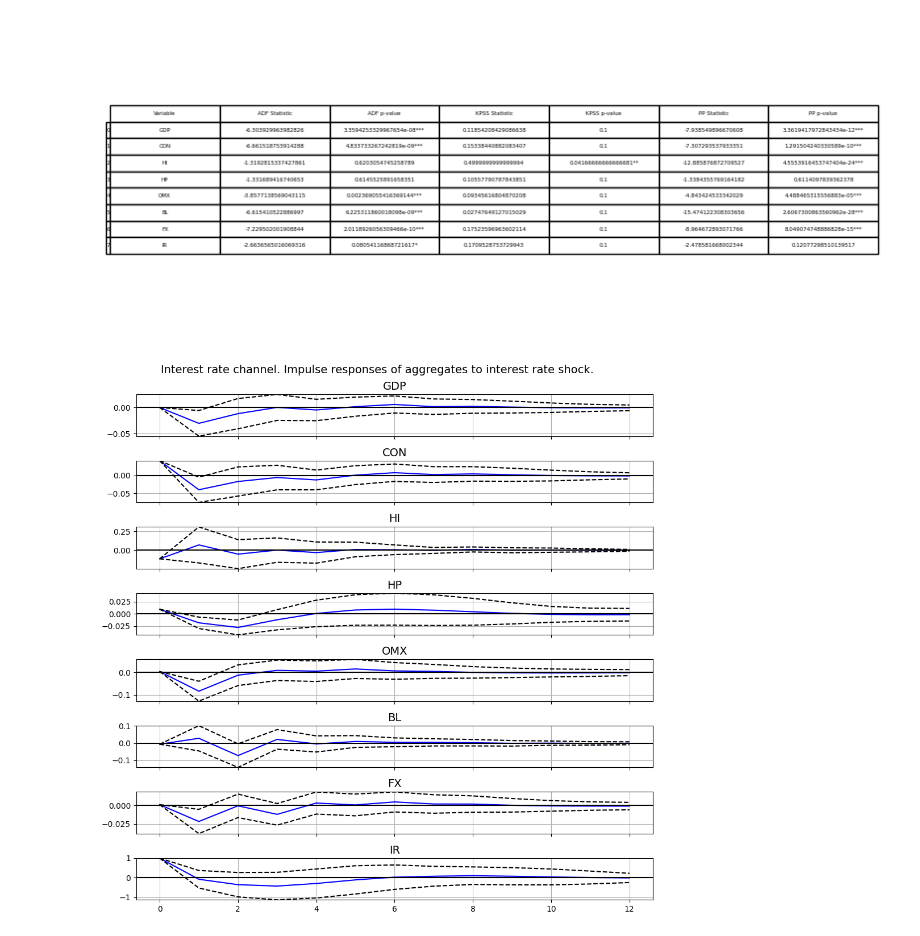
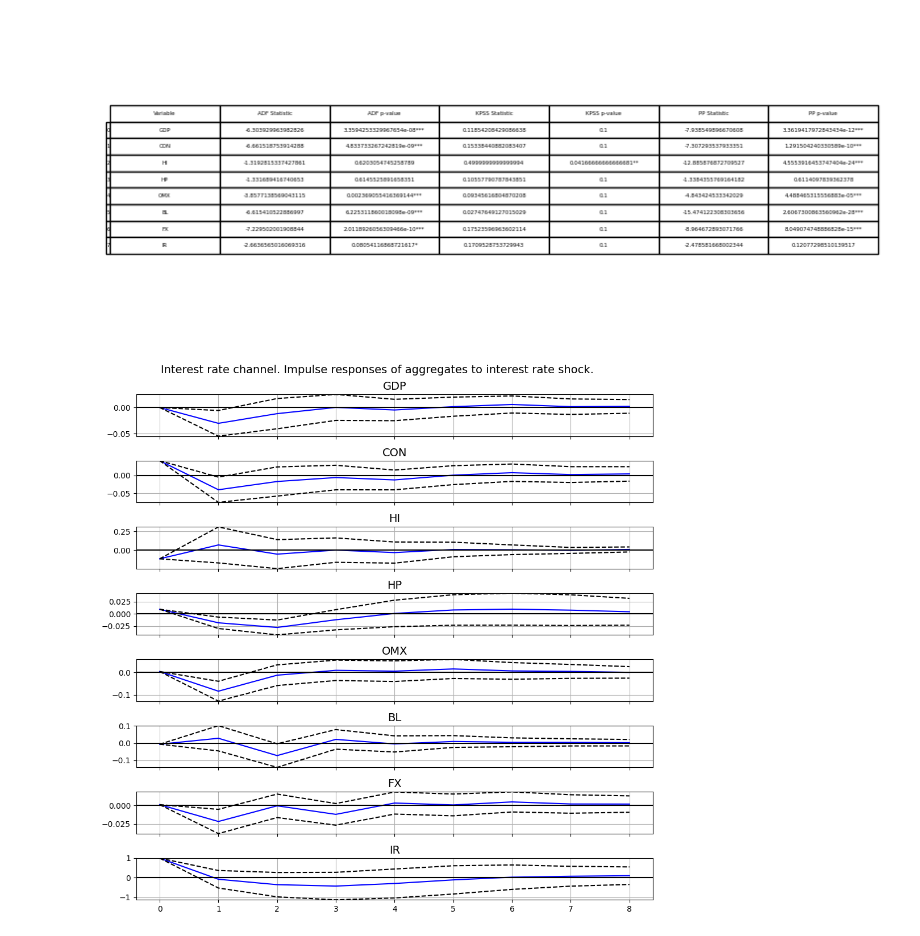
Before and after one commit to anahatkc/DataProject_526, a Jupyter notebook: data_chanya.ipynb, the cells around one changed output. Saved outputs shown, nothing was run; the diff lists cells and outputs as text; code cells hidden in the pictures.

```diff
--- a/data_chanya.ipynb
+++ b/data_chanya.ipynb
@@ -298,29 +298,48 @@ result = svar_model.fit()
 # %%
 # Get the list of variable names in the model
 var_names = ['GDP', 'CON', 'HI', 'HP', 'OMX', 'BL', 'FX', 'IR']
 
 # Find the index of 't_bills' in this list
 impulse_index = var_names.index('IR')
 
 # Use this index for the impulse parameter
-irf = result.irf(periods=12)
+irf = result.irf(periods=8)# Convert DataFrame to NumPy array
+endog_data = final_df[['GDP', 'CON', 'HI', 'HP', 'OMX', 'BL', 'FX', 'IR']].to_numpy()
+
+# Impose Short-Term Restrictions for SVAR
+B_matrix = np.array([
+    [1, 'E', 'E', 0, 0, 0, 0, 0],
+    [0, 1, 0, 'E', 'E', 'E', 0, 'E'],
+    [0, 0, 1, 'E', 0,'E', 0, 'E'],
+    [0, 0, 0, 1, 'E', 'E', 0, 'E'],
+    [0, 0, 0, 0, 1, 'E', 'E', 'E'],
+    [0, 0, 0, 0, 0, 1, 'E', 'E'],
+    [0, 0, 0, 0, 0, 0, 1, 'E'],
+    [0, 0, 0, 0, 0, 0, 0, 1],
+])
+
+
+# Define SVAR Model
+svar_model = SVAR(endog=endog_data, svar_type='B', A=None, B=B_matrix, dates=final_df['Quarters'])
+
+result = svar_model.fit()
 
 # Create a figure with multiple subplots
 fig = irf.plot(impulse=impulse_index, plot_stderr=True, subplot_params={'figsize': (10, 20)})
 
 # Loop over the axes and set the title
 for i, ax in enumerate(fig.axes):
     ax.set_title(f'{var_names[i]}', fontsize=14)
     ax.grid(True)
     ax.autoscale(enable=True, axis='y', tight=True)  # Automatically adjust y-axis limits
 
 # Set the overall title
 fig.suptitle('Interest rate channel. Impulse responses of aggregates to interest rate shock.', fontsize=14)
 
 plt.tight_layout()
 plt.show()
 # %% [output]
-[figure, old version]
+[figure, new version]
 # %%
 # Get the impulse responses for all periods
 irfs = irf.irfs
```
Also changed, not shown: parts of 5 cells of this notebook.
